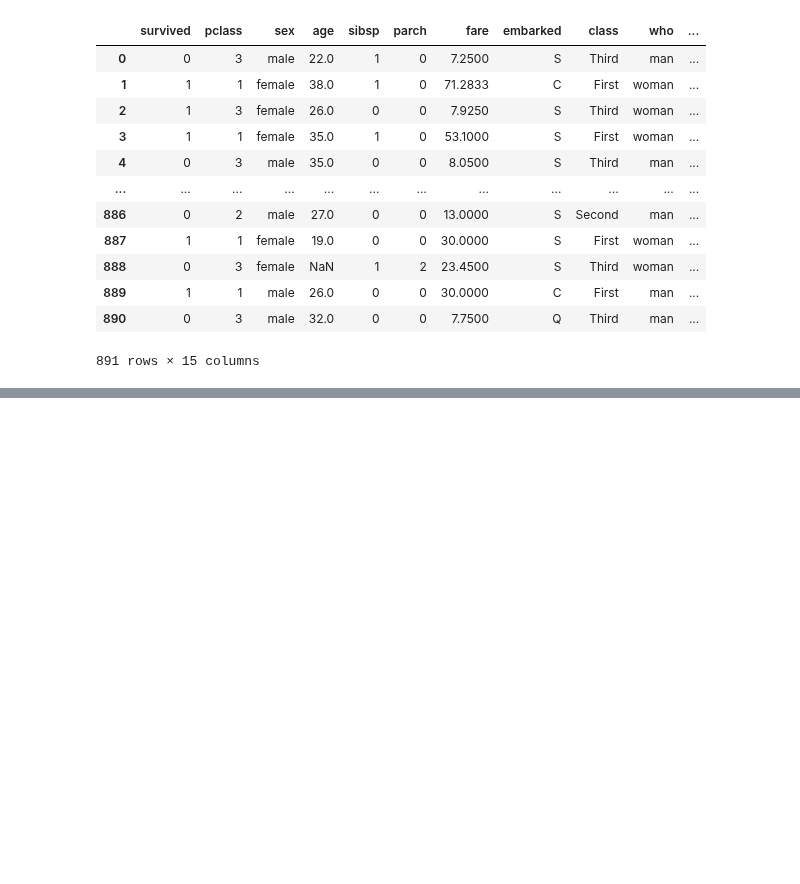
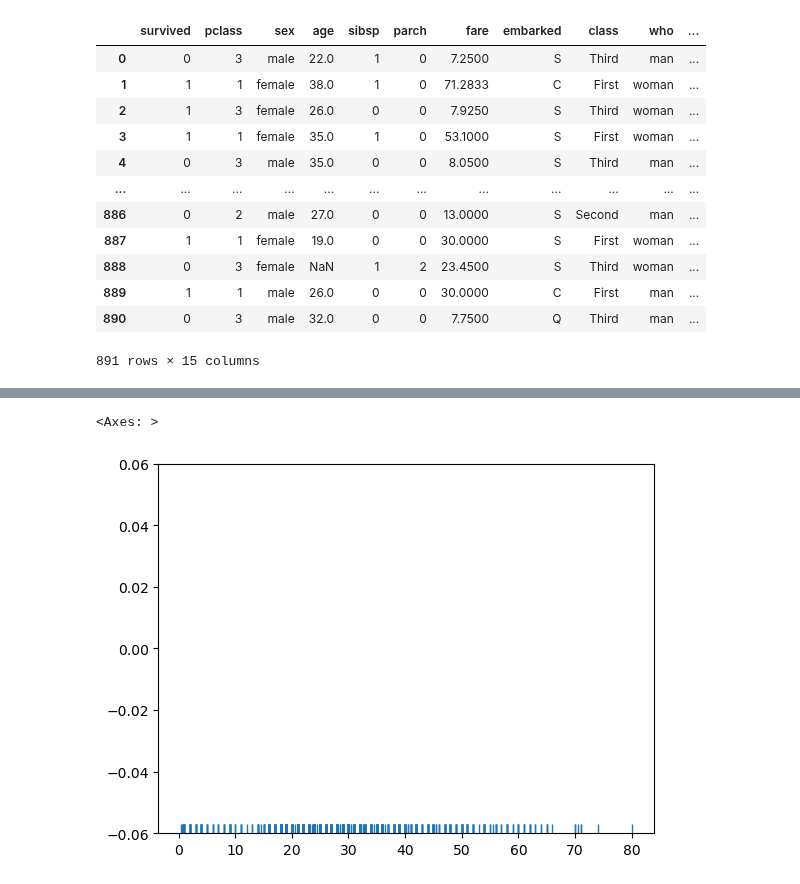
Before and after one commit to pyodolski/python-study, a Jupyter notebook: lab10.ipynb, the cells around one changed output, grey strips where cells are left out. Drawn from its saved outputs; the diff is of its cells as text; code cells hidden in the pictures; blank space fills up the shorter version.

```diff
--- a/lab10.ipynb
+++ b/lab10.ipynb
@@ -47,0 +59,6 @@ sns.countplot(x='class', data=titanic) # 빈도수
+# %%
+age = titanic.age.values
+sns.rugplot(age)
+# %% [output]
+<Axes: >
+[figure, added]
```
Also changed, not shown: parts of 17 cells of this notebook, 3 other files.
